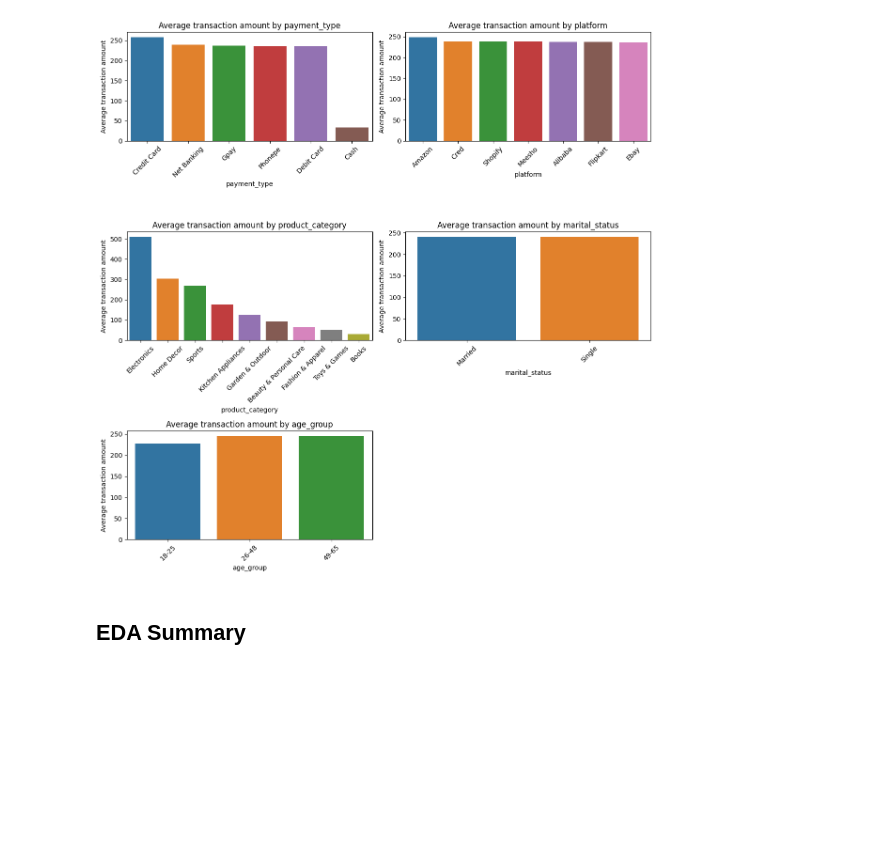
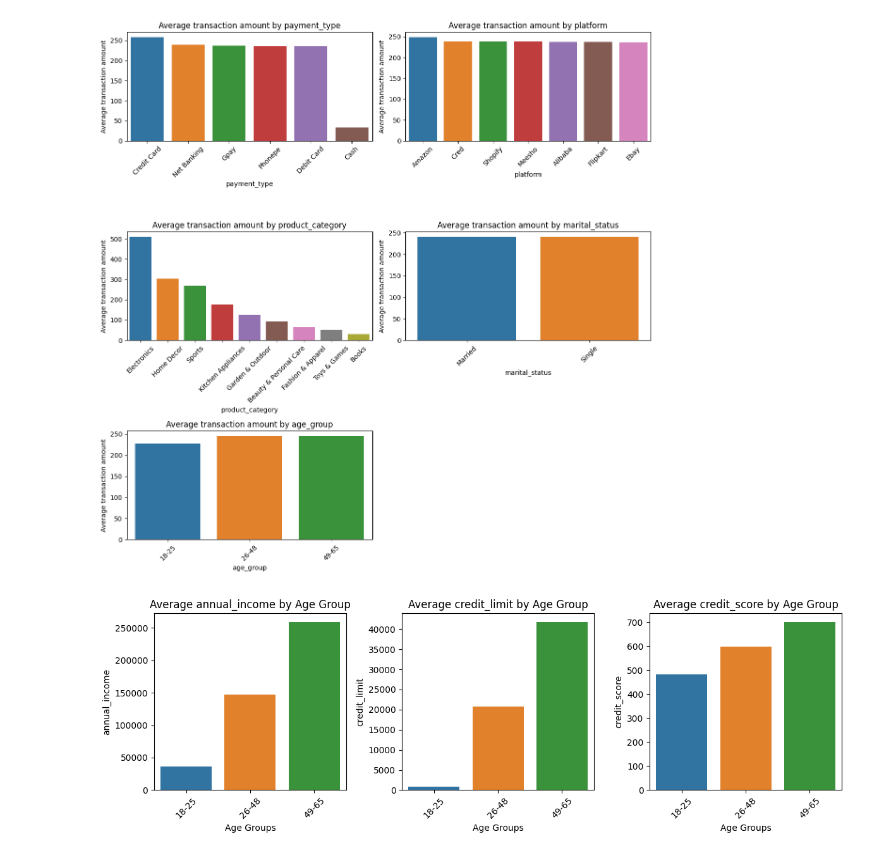
Before and after one commit to HMurawski/credit_card_launch, a Jupyter notebook: main.ipynb, the cells around one changed output. Cells and saved outputs as stored; diff of their text form; code cells hidden in the pictures; blank space fills up the shorter version.

```diff
--- a/main.ipynb
+++ b/main.ipynb
@@ -808,5 +808,28 @@ for i in range(len(cat_cols), len(axes)):
 plt.tight_layout()
 # %% [output]
 [figure]
-# %% [markdown]
-## EDA Summary
+# %%
+num_cols = ["annual_income","credit_limit", "credit_score"]
+
+num_rows = 1
+fig, axes = plt.subplots(num_rows, 3, figsize=(12, 4 * num_rows))
+
+axes = axes.flatten()
+
+for i, num_col in enumerate(num_cols):
+    avg_age_col_nums = df_cust_trans_merged.groupby("age_group")[num_col].mean().reset_index()
+
+    sorted_dat_num = avg_age_col_nums.sort_values(by=num_col)
+
+    sns.barplot(x="age_group", y=num_col, data=sorted_dat_num, ci=None, ax=axes[i], palette='tab10')
+    axes[i].set_title(f"Average {num_col} by Age Group")
+    axes[i].set_ylabel(num_col)
+    axes[i].set_xlabel("Age Groups")
+
+    axes[i].set_xticklabels(axes[i].get_xticklabels(), rotation=45)
+
+for i in range(len(num_col), len(axes)):
+    fig.delaxes(axes[i])
+plt.tight_layout()
+# %% [output]
+[figure, added]
```
Also changed, not shown: parts of 15 cells of this notebook.
